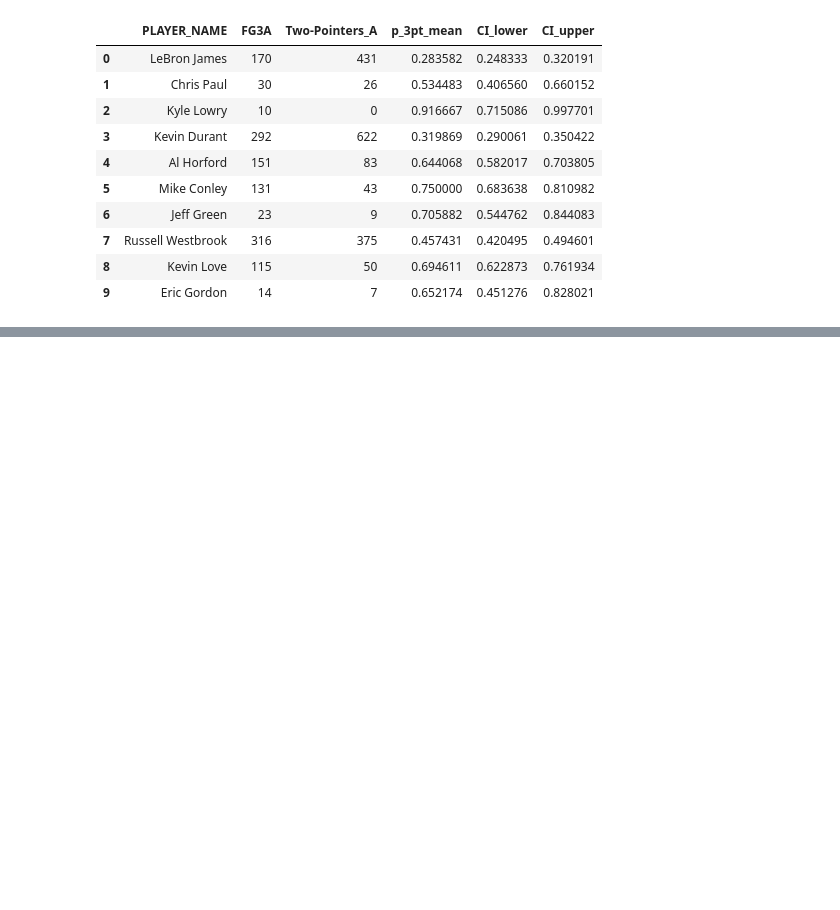
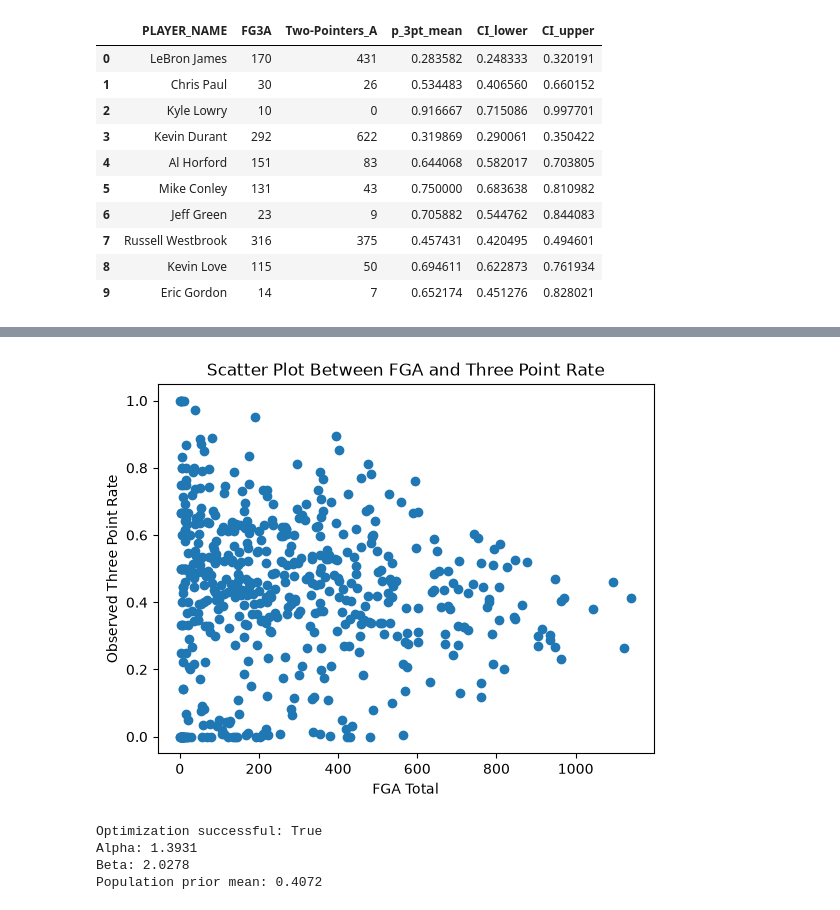
Before and after one commit to nikoiaki-ai/NBA_Project, a Jupyter notebook: notebooks/my_notebook.ipynb, the cells around one changed output, grey strips where cells are left out. Drawn from its saved outputs; the diff is of its cells as text; code cells hidden in the pictures; blank space fills up the shorter version.

```diff
--- a/notebooks/my_notebook.ipynb
+++ b/notebooks/my_notebook.ipynb
@@ -206,0 +222,45 @@ players = sorted_stats.iloc[[0, len(sorted_stats)//2, -1]]
+# %%
+plt.scatter(player_stats['FGA_Total'], player_stats['ThreeP_Rate'])
+plt.title('Scatter Plot Between FGA and Three Point Rate')
+plt.xlabel('FGA Total')
+plt.ylabel('Observed Three Point Rate')
+plt.show()
+# %% [output]
+[figure, added]
+# %%
+from scipy.optimize import minimize
+from scipy.special import betaln
+
+k = player_stats['FG3A'].to_numpy()
+n = player_stats['FGA_Total'].to_numpy()
+
+# Negative log marginal likelihood
+def neg_log_likelihood(log_params):
+    # Exponentiate to ensure alpha and beta stay positive
+    alpha, beta = np.exp(log_params)
+
+    log_likelihood = np.sum(
+        betaln(k + alpha, n - k + beta)
+        - betaln(alpha, beta)
+    )
+
+    return -log_likelihood
+
+# Estimate alpha and beta
+result = minimize(
+    neg_log_likelihood,
+    x0=np.log([2.0, 3.0]),
+    method='L-BFGS-B'
+)
+
+alpha_hat, beta_hat = np.exp(result.x)
+
+print("Optimization successful:", result.success)
+print(f"Alpha: {alpha_hat:.4f}")
+print(f"Beta: {beta_hat:.4f}")
+print(f"Population prior mean: {alpha_hat / (alpha_hat + beta_hat):.4f}")
+# %% [output]
+Optimization successful: True
+Alpha: 1.3931
+Beta: 2.0278
+Population prior mean: 0.4072
```
Also changed, not shown: parts of 24 cells of this notebook.
